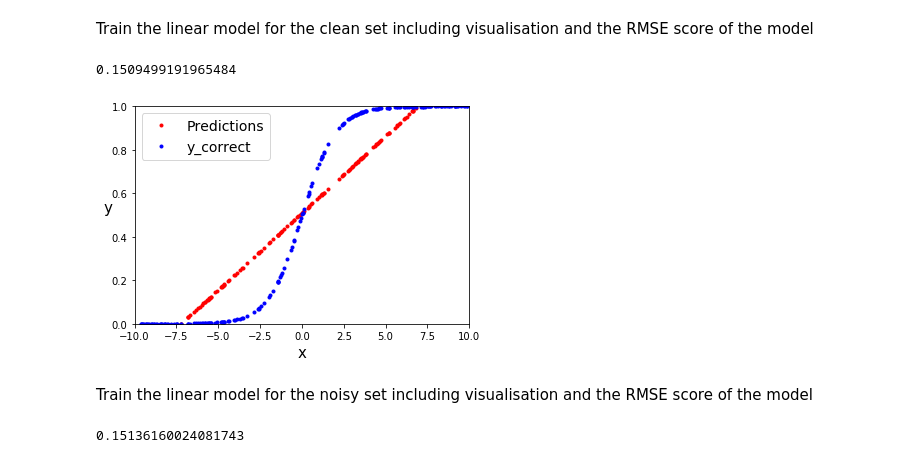
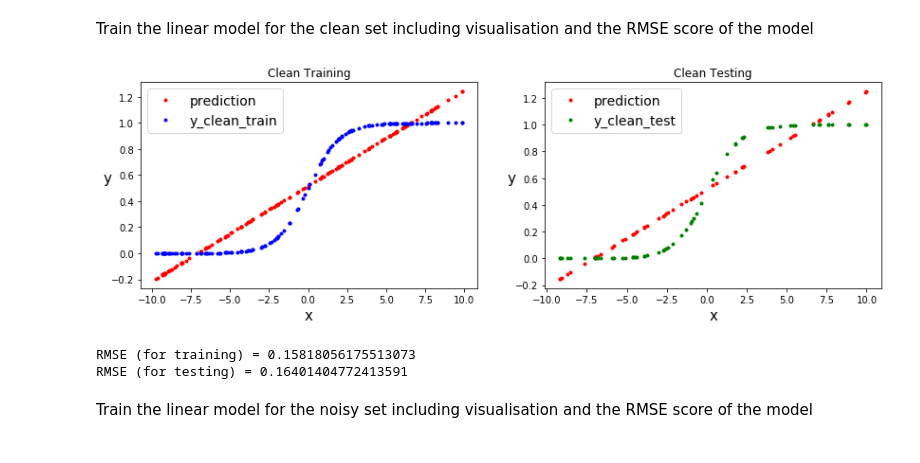
Before and after one commit to NathanDang97/DSCI225-Applied-Machine-Learning, a Jupyter notebook: Lab3/Dang-lab3.ipynb, the cells around one changed output. Drawn from its saved outputs; the diff is of its cells as text; code cells hidden in the pictures.

```diff
--- a/Lab3/Dang-lab3.ipynb
+++ b/Lab3/Dang-lab3.ipynb
@@ -49,5 +68,34 @@ plt.show()
 ## Linear Regression
 
 First, we begin by training two linear models (one each on the clean and noisy labels) and measuring their RMSE - these will be our baseline models. In all of what follows, we'll be building and training pairs of (clean, noisy) models and evaluating both.
+# %%
+from sklearn.metrics import mean_squared_error
+def plot_train_eval(X_train, y_train, y_train_predict, X_test, y_test, y_test_predict, title_train, title_test):
+    plt.figure(figsize=(14, 4))
+    plt.subplot(121)
+    plt.plot(X_train, y_train_predict, "r.", linewidth=2, label="prediction")
+    plt.plot(X_train, y_train, "b.", linewidth=2, label="y_clean_train")
+    plt.xlabel("x", fontsize=15)
+    plt.ylabel("y", rotation=0, fontsize=15)
+    plt.legend(loc="upper left", fontsize=14)
+    plt.title(title_train)
+
+    plt.subplot(122)
+    plt.plot(X_test, y_test_predict, "r.", linewidth=2, label="prediction")
+    plt.plot(X_test, y_test, "g.", linewidth=2, label="y_clean_test")
+    plt.xlabel("x", fontsize=15)
+    plt.ylabel("y", rotation=0, fontsize=15)
+    plt.legend(loc="upper left", fontsize=14)
+    plt.title(title_test)
+# %%
+from sklearn.linear_model import LinearRegression
+def linear_reg(X_train, y_train, X_test, y_test):
+    lin_reg = LinearRegression()
+    lin_reg.fit(X_train, y_train)
+    y_train_predict = lin_reg.predict(X_train)
+    y_test_predict = lin_reg.predict(X_test)
+    rmse_train = np.sqrt(mean_squared_error(y_train, y_train_predict))
+    rmse_test = np.sqrt(mean_squared_error(y_test, y_test_predict))
+    return y_train_predict, y_test_predict, rmse_train, rmse_test
 # %% [markdown]
 Train the linear model for the clean set including visualisation and the RMSE score of the model
@@ -59,18 +102,13 @@ y_clean_predict = lin_reg.predict(X)
-# %%
-from sklearn.metrics import mean_squared_error
-mse = mean_squared_error(y_clean, y_clean_predict)
-print(np.sqrt(mse))
-# %% [output]
-0.1509499191965484
-# %%
-plt.plot(X, y_clean_predict, "r.", linewidth=2, label="Predictions")
-plt.plot(X, y_clean, "b.", linewidth=2, label="y_correct")
-plt.xlabel("x", fontsize=15)
-plt.ylabel("y", rotation=0, fontsize=15)
-plt.legend(loc="upper left", fontsize=14)
-plt.axis([-10, 10, 0, 1])
-plt.show()
-# %% [output]
-[figure, removed]
+# %%
+y_clean_train_predict, y_clean_test_predict, rmse_clean_train, rmse_clean_test = linear_reg(X_clean_train, y_clean_train, X_clean_test, y_clean_test)
+plot_train_eval(X_clean_train, y_clean_train, y_clean_train_predict, X_clean_test, y_clean_test, y_clean_test_predict, "Clean Training", "Clean Testing")
+# %% [output]
+[figure, added]
+# %%
+print("RMSE (for training) =", rmse_clean_train)
+print("RMSE (for testing) =", rmse_clean_test)
+# %% [output]
+RMSE (for training) = 0.15818056175513073
+RMSE (for testing) = 0.16401404772413591
 # %% [markdown]
 Train the linear model for the noisy set including visualisation and the RMSE score of the model
@@ -82,6 +114,0 @@ y_noisy_predict = lin_reg.predict(X)
-# %%
-from sklearn.metrics import mean_squared_error
-mse = mean_squared_error(y_noisy, y_noisy_predict)
-print(np.sqrt(mse))
-# %% [output]
-0.15136160024081743
```
Also changed, not shown: parts of 58 cells of this notebook.
